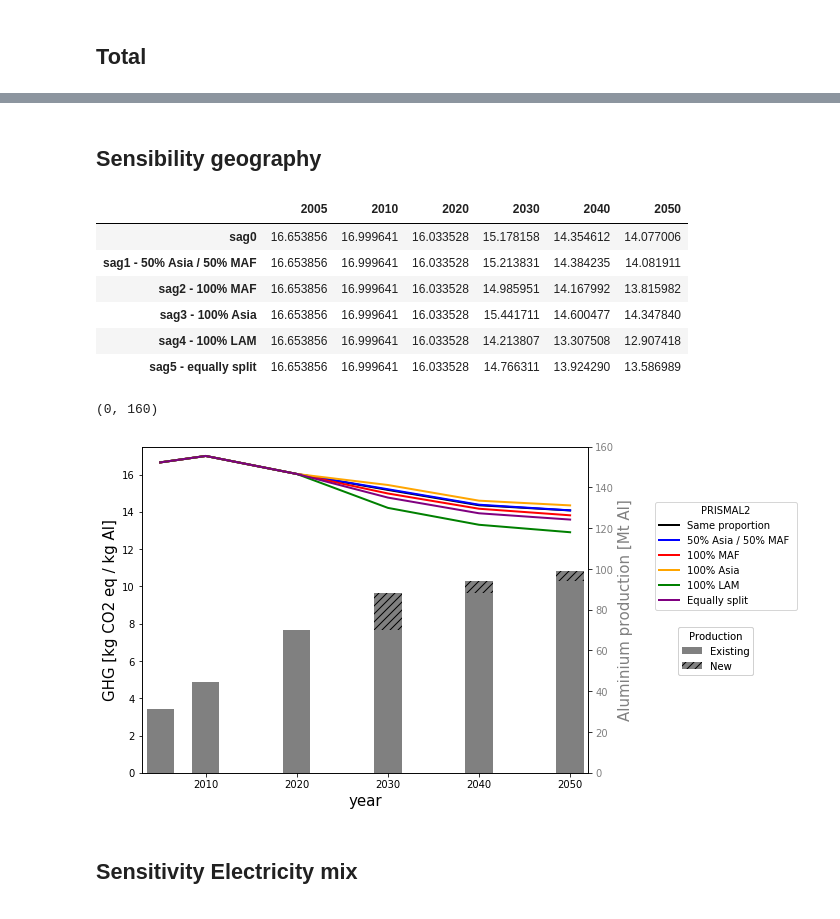
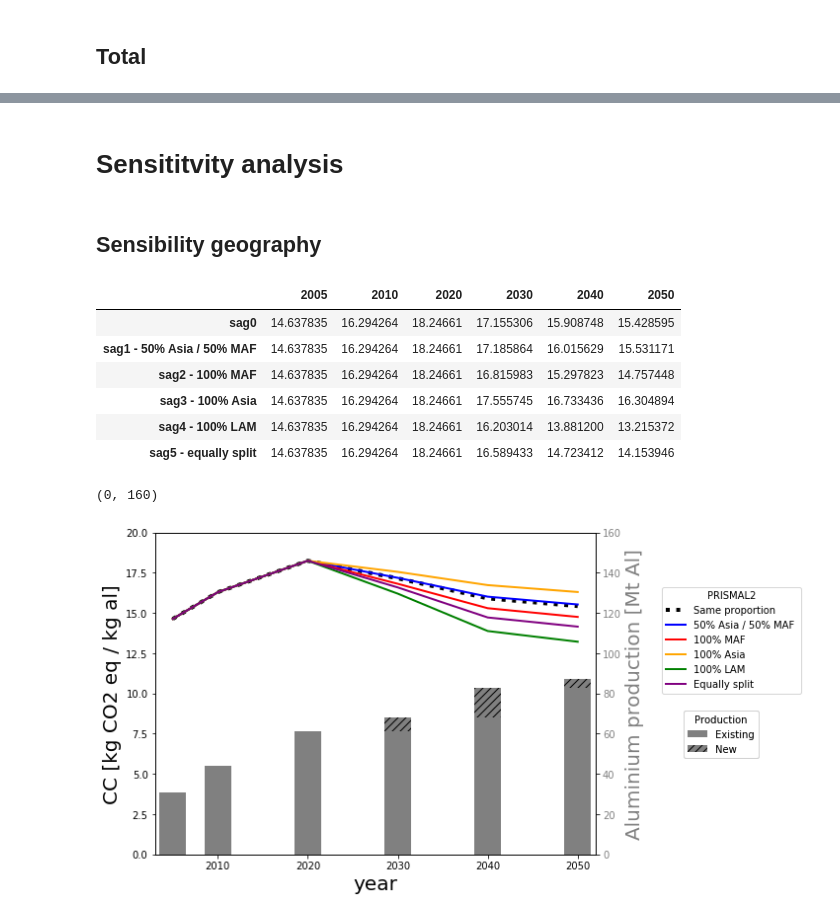
Before and after one commit to jpedneault/PRISMAL, a Jupyter notebook: doc/PRISMAL.ipynb, the cells around one changed output, grey strips where cells are left out. Saved outputs shown, nothing was run; the diff lists cells and outputs as text; code cells hidden in the pictures.

```diff
--- a/doc/PRISMAL.ipynb
+++ b/doc/PRISMAL.ipynb
@@ -703,13 +914,15 @@ plt.show()
+# %% [markdown]
+# Sensititvity analysis
 # %% [markdown]
 ## Sensibility geography
 # %%
 #Creaction of scenario for sensitivity analysis
-PRISMAL2_sag0 = Prismal.from_template('PRISMAL_data.xlsx', 'PRISMAL2','Baseline', 'prod_geo_bl')
-PRISMAL2_sag1 = Prismal.from_template('PRISMAL_data.xlsx', 'PRISMAL2','Baseline', 'prod_geo_sag1')
-PRISMAL2_sag2 = Prismal.from_template('PRISMAL_data.xlsx', 'PRISMAL2','Baseline', 'prod_geo_sag2')
-PRISMAL2_sag3 = Prismal.from_template('PRISMAL_data.xlsx', 'PRISMAL2','Baseline', 'prod_geo_sag3')
-PRISMAL2_sag4 = Prismal.from_template('PRISMAL_data.xlsx', 'PRISMAL2','Baseline', 'prod_geo_sag4')
-PRISMAL2_sag5 = Prismal.from_template('PRISMAL_data.xlsx', 'PRISMAL2','Baseline', 'prod_geo_sag5')
+PRISMAL2_sag0 = Prismal.from_template(data_file, 'PRISMAL2','Baseline', 'prod_geo_bl')
+PRISMAL2_sag1 = Prismal.from_template(data_file, 'PRISMAL2','Baseline', 'prod_geo_sag1')
+PRISMAL2_sag2 = Prismal.from_template(data_file, 'PRISMAL2','Baseline', 'prod_geo_sag2')
+PRISMAL2_sag3 = Prismal.from_template(data_file, 'PRISMAL2','Baseline', 'prod_geo_sag3')
+PRISMAL2_sag4 = Prismal.from_template(data_file, 'PRISMAL2','Baseline', 'prod_geo_sag4')
+PRISMAL2_sag5 = Prismal.from_template(data_file, 'PRISMAL2','Baseline', 'prod_geo_sag5')
 
 #Solving scenarios
 PRISMAL2_sag0.solve()
@@ -735,25 +948,25 @@ e_prod = prod-n_prod
 
 
 region = 'GLO'
-impact = 'GHG'
+impact = 'CC'
 
 #Unit for y axis
 unit=''
-if impact=='GHG':
-    unit='GHG [kg CO2 eq / kg Al]'
+if impact=='CC':
+    unit='CC [kg CO2 eq / kg al]'
 
 if impact=='HH':
-    unit='HH [DALY / kg Al]'
+    unit='HH [DALY / kg al]'
 
 if impact=='EQ':
-    unit='EQ [PDF·m2·yr/m3 / kg Al]'
+    unit='EQ [PDF·m2·yr / kg al]'
 
 fig = plt.figure(figsize=(8,6))
 ax1 = fig.add_subplot(1, 1, 1)
 
 #Global relative impacts
 y0 = prismal2_sag.loc(axis=0)['sag0', :,region, impact].loc[:,[2005,2010,2020,2030,2040,2050]].sum()
-y0.plot(color='black', linewidth=2)
+y0.plot(color='black', ls=':', linewidth=4)
 y1 = prismal2_sag.loc(axis=0)['sag1', :,region, impact].loc[:,[2005,2010,2020,2030,2040,2050]].sum()
 y1.plot(color='blue', linewidth=2)
 y2 = prismal2_sag.loc(axis=0)['sag2', :,region, impact].loc[:,[2005,2010,2020,2030,2040,2050]].sum()
@@ -768,40 +981,38 @@ y5.plot(color='purple', linewidth=2)
 #Axis and legend
 plt.axis()
 plt.xlabel('year')
 plt.legend(['Same proportion','50% Asia / 50% MAF ','100% MAF', '100% Asia', '100% LAM','Equally split'], title='PRISMAL2', loc=(1.15, 0.5))
 plt.ylabel(unit)
 #plt.ticklabel_format(axis="y", style="sci", scilimits=(0,0))
-ax1.set_ylim(ymin=0, ymax=17.5)
+ax1.set_ylim(ymin=0, ymax=20)
 ax1.set_xlim(xmin=2003, xmax=2052)
 
 sag = pd.DataFrame([y0,y1,y2,y3,y4,y5], index=['sag0','sag1 - 50% Asia / 50% MAF ','sag2 - 100% MAF', 'sag3 - 100% Asia', 'sag4 - 100% LAM','sag5 - equally split']).loc[:,[2005,2010,2020,2030,2040,2050]]
 display(sag)
 
 #Total production and part of new production
 ax2 = ax1.twinx()
 color='grey'
 ax2.set_ylabel('Aluminium production [Mt Al]', color=color)
 
 x = prod.index
 plt.bar(x, e_prod, 3, color=color)
 plt.bar(x, n_prod, 3, bottom=e_prod, color=color, hatch='///')
 
 #Legend
 legend_prod = plt.legend(['Existing','New'], title='Production', loc=(1.20, 0.3))
 ax = plt.gca().add_artist(legend_prod)
 
 #Axis
 ax2.tick_params(axis='y', labelcolor=color)
 ax2.set_ylim(ymin=0, ymax=160)
 # %% [output]
 |  | 2005 | 2010 | 2020 | 2030 | 2040 | 2050 |
-| sag0 | 16.653856 | 16.999641 | 16.033528 | 15.178158 | 14.354612 | 14.077006 |
-| sag1 - 50% Asia / 50% MAF | 16.653856 | 16.999641 | 16.033528 | 15.213831 | 14.384235 | 14.081911 |
-| sag2 - 100% MAF | 16.653856 | 16.999641 | 16.033528 | 14.985951 | 14.167992 | 13.815982 |
-| sag3 - 100% Asia | 16.653856 | 16.999641 | 16.033528 | 15.441711 | 14.600477 | 14.347840 |
-| sag4 - 100% LAM | 16.653856 | 16.999641 | 16.033528 | 14.213807 | 13.307508 | 12.907418 |
-| sag5 - equally split | 16.653856 | 16.999641 | 16.033528 | 14.766311 | 13.924290 | 13.586989 |
+| sag0 | 14.637835 | 16.294264 | 18.24661 | 17.155306 | 15.908748 | 15.428595 |
+| sag1 - 50% Asia / 50% MAF | 14.637835 | 16.294264 | 18.24661 | 17.185864 | 16.015629 | 15.531171 |
+| sag2 - 100% MAF | 14.637835 | 16.294264 | 18.24661 | 16.815983 | 15.297823 | 14.757448 |
+| sag3 - 100% Asia | 14.637835 | 16.294264 | 18.24661 | 17.555745 | 16.733436 | 16.304894 |
+| sag4 - 100% LAM | 14.637835 | 16.294264 | 18.24661 | 16.203014 | 13.881200 | 13.215372 |
+| sag5 - equally split | 14.637835 | 16.294264 | 18.24661 | 16.589433 | 14.723412 | 14.153946 |
 (0, 160)
-[figure, old version]
+[figure, new version]
-# %% [markdown]
-## Sensitivity Electricity mix
```
Also changed, not shown: parts of 45 cells of this notebook, 2 other files.
